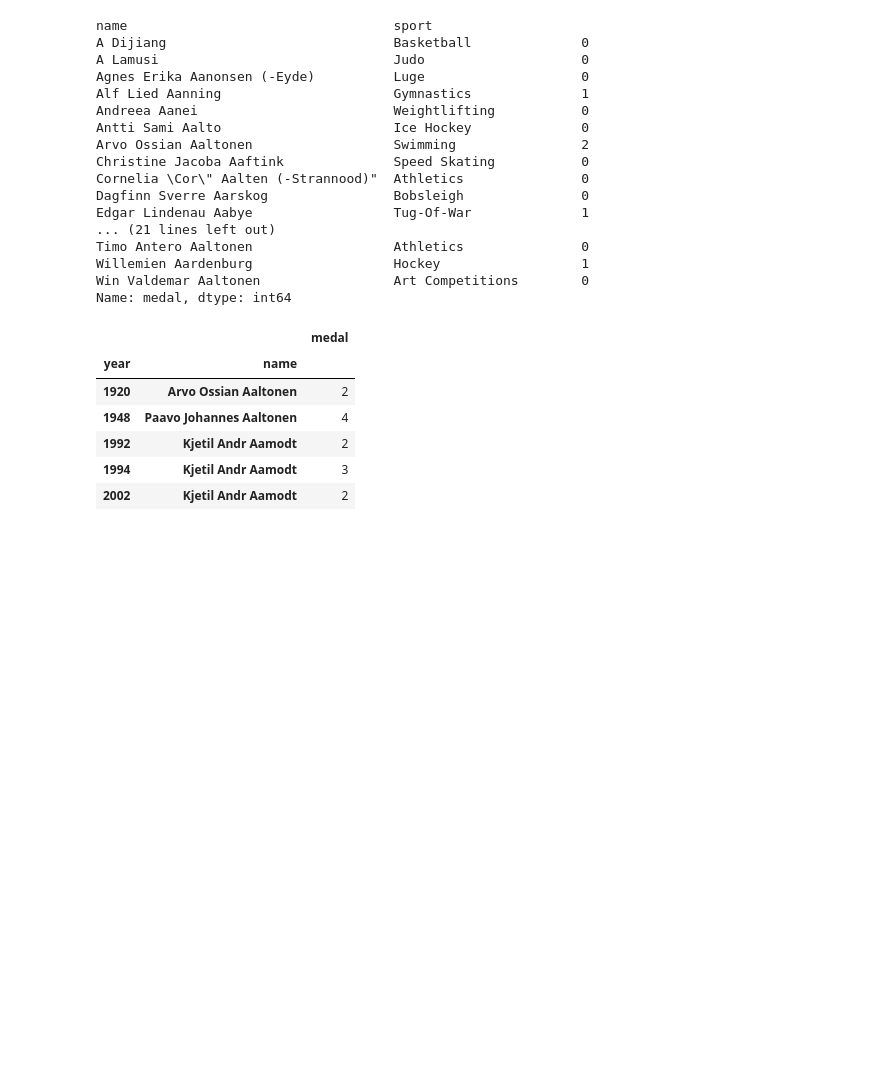
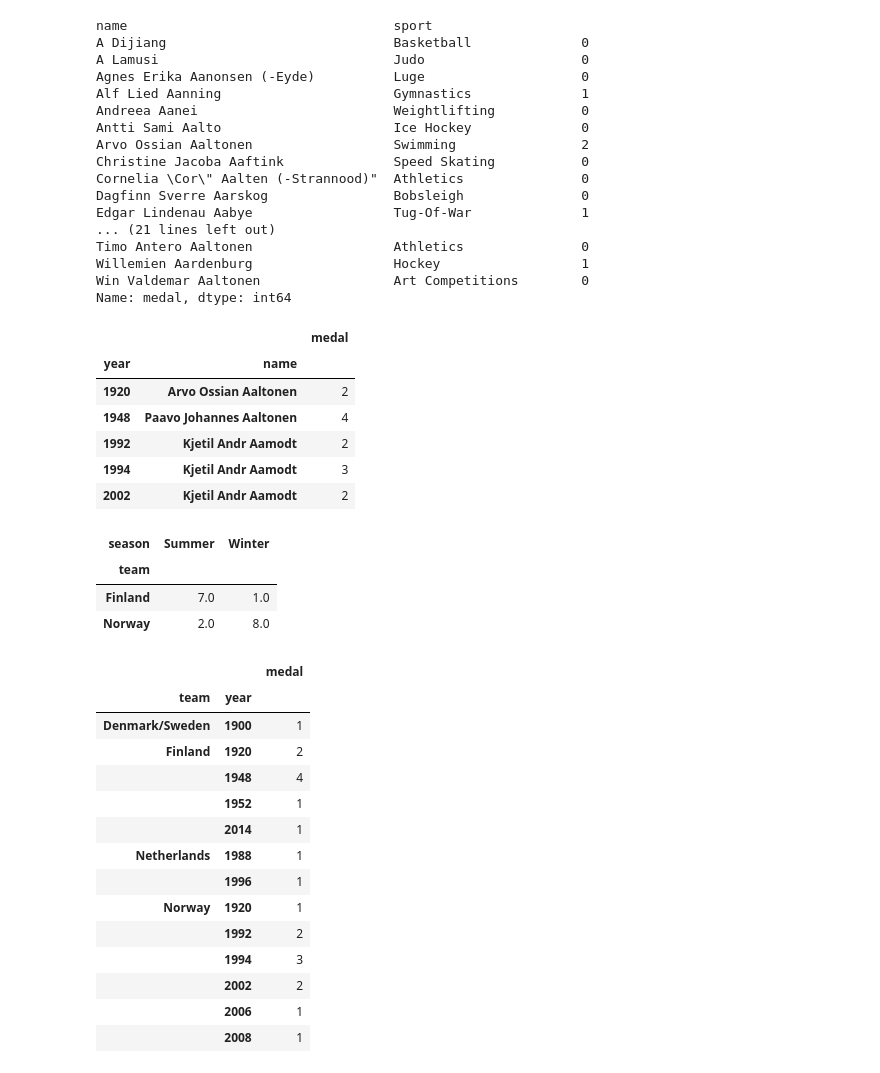
Before and after one commit to Adityag0243/DataScience, a Jupyter notebook: Project/Olympic Analysis/olymp_Analysis.ipynb, the cells around one changed output. Saved outputs shown, nothing was run; the diff lists cells and outputs as text; code cells hidden in the pictures; blank space fills up the shorter version.

Commit message:
Analysis done for olympic csv data

```diff
--- a/Project/Olympic Analysis/olymp_Analysis.ipynb
+++ b/Project/Olympic Analysis/olymp_Analysis.ipynb
@@ -178,3 +178,39 @@ df4.loc[df4.medal>1]
 | 1992 | Kjetil Andr Aamodt | 2 |
 | 1994 | Kjetil Andr Aamodt | 3 |
 | 2002 | Kjetil Andr Aamodt | 2 |
+# %%
+#que 13 Identify countries that have won gold medals in both Summer and Winter Olympics
+#(assuming a 'Season' column exists).
+
+pv_table2=df.pivot_table(index=["team"],columns="season",values="medal" ,aggfunc='count')
+pv_table2.loc[(pv_table2.Summer>0) & (pv_table2.Winter>0)]
+# %% [output]
+| season | Summer | Winter |
+| team |  |  |
+| Finland | 7.0 | 1.0 |
+| Norway | 2.0 | 8.0 |
+# %%
+#que 14 Show the year difference between the first and last medal won by each country.
+
+
+pv_table3=df.pivot_table(index=["team","year"],values="medal" ,aggfunc='count')
+pv_table3.loc[pv_table3.medal>0]
+
+
+#now i don't know how to calculate country vs difference btw first and last year
+# %% [output]
+|  |  | medal |
+| team | year |  |
+| Denmark/Sweden | 1900 | 1 |
+| Finland | 1920 | 2 |
+|  | 1948 | 4 |
+|  | 1952 | 1 |
+|  | 2014 | 1 |
+| Netherlands | 1988 | 1 |
+|  | 1996 | 1 |
+| Norway | 1920 | 1 |
+|  | 1992 | 2 |
+|  | 1994 | 3 |
+|  | 2002 | 2 |
+|  | 2006 | 1 |
+|  | 2008 | 1 |
```
Also changed, not shown: parts of 3 cells of this notebook.
